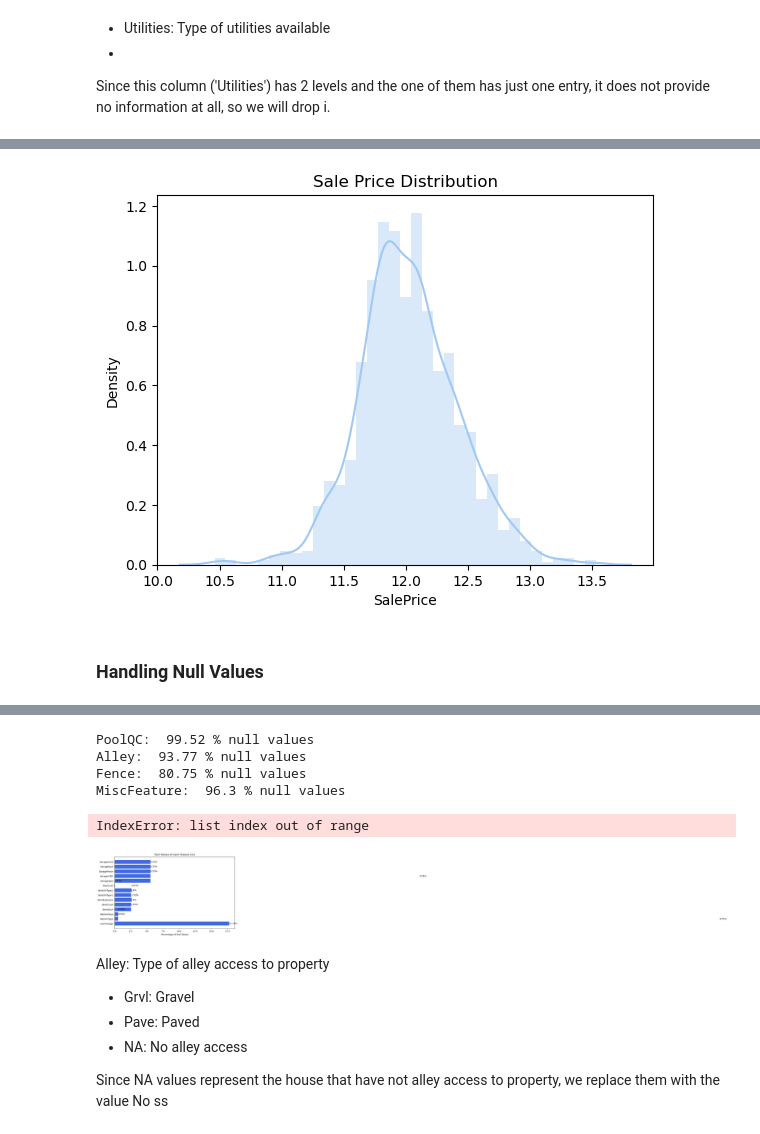
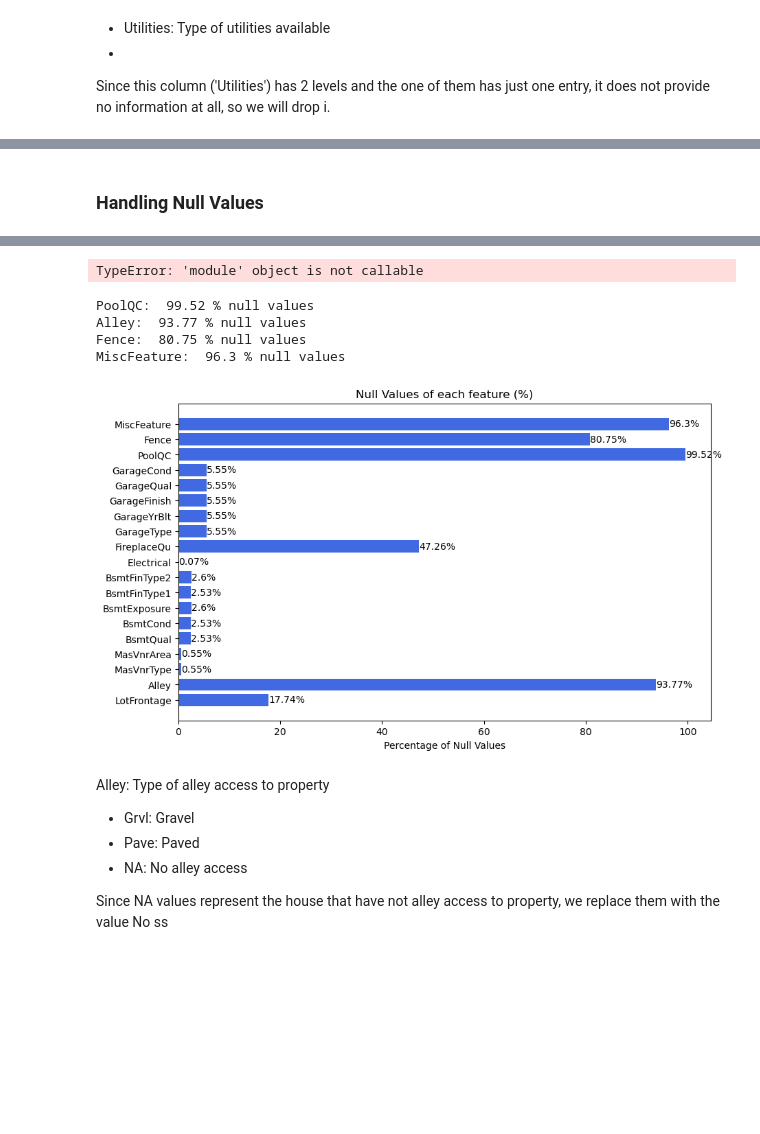
Before and after one commit to leonemma/House-Prices-Prediction, a Jupyter notebook: House_Prices.ipynb, the cells around one changed output, grey strips where cells are left out. Cells and saved outputs as stored; diff of their text form; code cells hidden in the pictures; blank space fills up the shorter version.

```diff
--- a/House_Prices.ipynb
+++ b/House_Prices.ipynb
@@ -192,4 +183,0 @@ plt.show()
-# %%
-# Logarithmic Transformation - SalePrice
-df_train['SalePrice'] = np.log(df_train['SalePrice'])
-df_train['SalePrice'].describe()
@@ -206,9 +184,3 @@ Name: SalePrice, dtype: float64
-# %%
-sns.distplot(df_train['SalePrice'])
-plt.title('Sale Price Distribution')
-plt.show()
-# %% [output]
-[figure, removed]
 # %% [markdown]
 ### Handling Null Values
 # %%
@@ -232,6 +204,11 @@ SaleType            0
 SaleCondition       0
 SalePrice           0
 dtype: int64
+# %%
+msno.matrix(df_train, labels=True, figsize=(30,12), label_rotation=90)
+plt.show()
+# %% [output]
+TypeError: 'module' object is not callable
 # %%
 print('PoolQC: ',round(100*df_train['PoolQC'].isnull().sum()/df_train.shape[0],2),"% null values")
 print('Alley: ',round(100*df_train['Alley'].isnull().sum()/df_train.shape[0],2),"% null values")
@@ -245,26 +222,26 @@ MiscFeature:  96.3 % null values
 # %%
 null_percentage = {}
 for col in df_train.columns:
     sum_null = df_train[col].isnull().sum()
     sum_null_perc = 100*sum_null/df_train.shape[0]
     if sum_null_perc!=0:
         null_percentage[col] = round(sum_null_perc,2)
     else:
         continue
 
 plt.figure(figsize=(10, 6))
+bars = plt.barh(range(len(null_percentage)), list(null_percentage.values()), align='center', color='royalblue')
 
 plt.barh(range(len(null_percentage)), list(null_percentage.values()), align='center', color='royalblue')
 plt.yticks(range(len(null_percentage)), list(null_percentage.keys()))
 plt.xlabel('Percentage of Null Values')
 plt.title('Null Values of each feature (%)')
 for i, bar in enumerate(bars):
    plt.text(bar.get_width(), bar.get_y() + bar.get_height()/2, f'{list(null_percentage.values())[i]}%', va='center', ha='left')
 
 plt.show()
 # %% [output]
-IndexError: list index out of range
-[figure, old version]
+[figure, new version]
 # %% [markdown]
 Alley: Type of alley access to property
 - Grvl: Gravel
```
Also changed, not shown: parts of 26 cells of this notebook.
